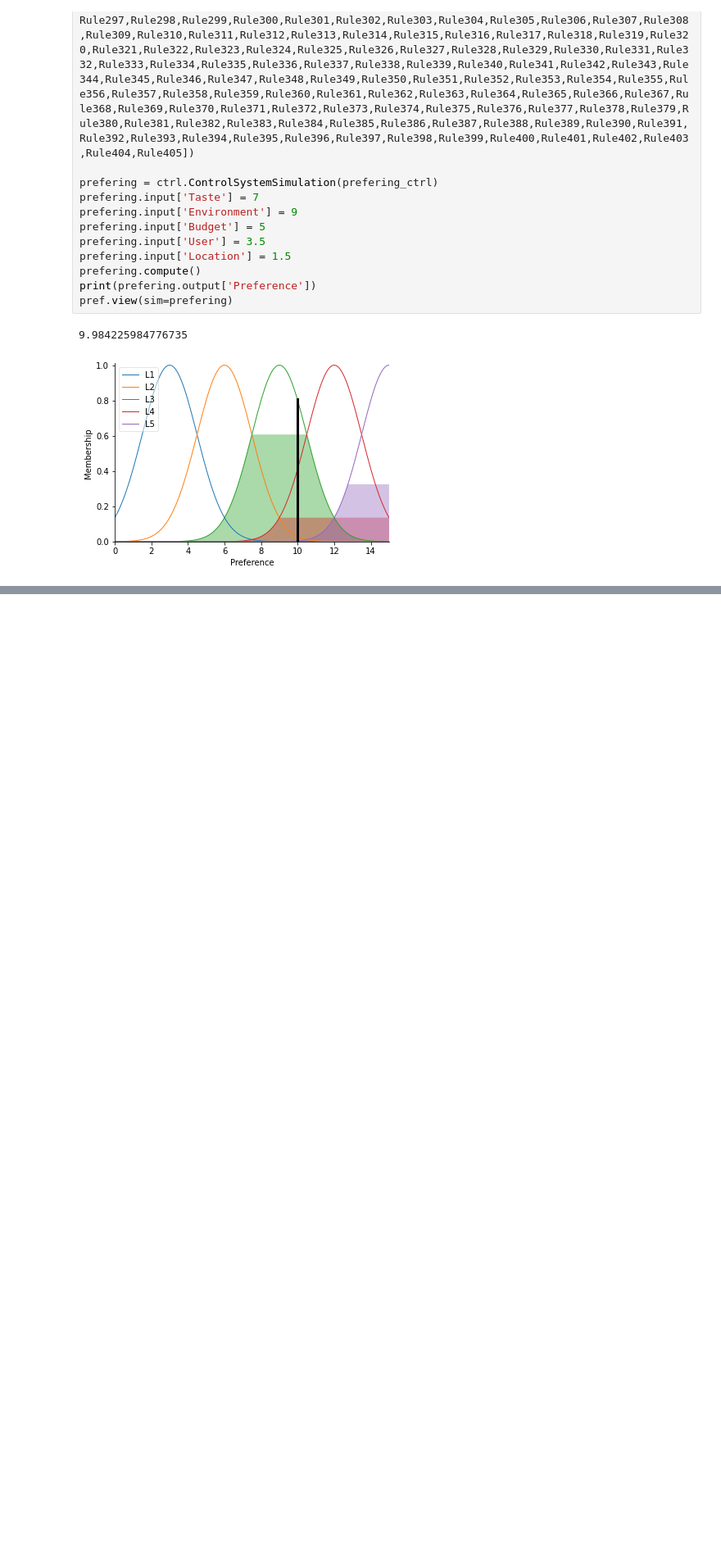
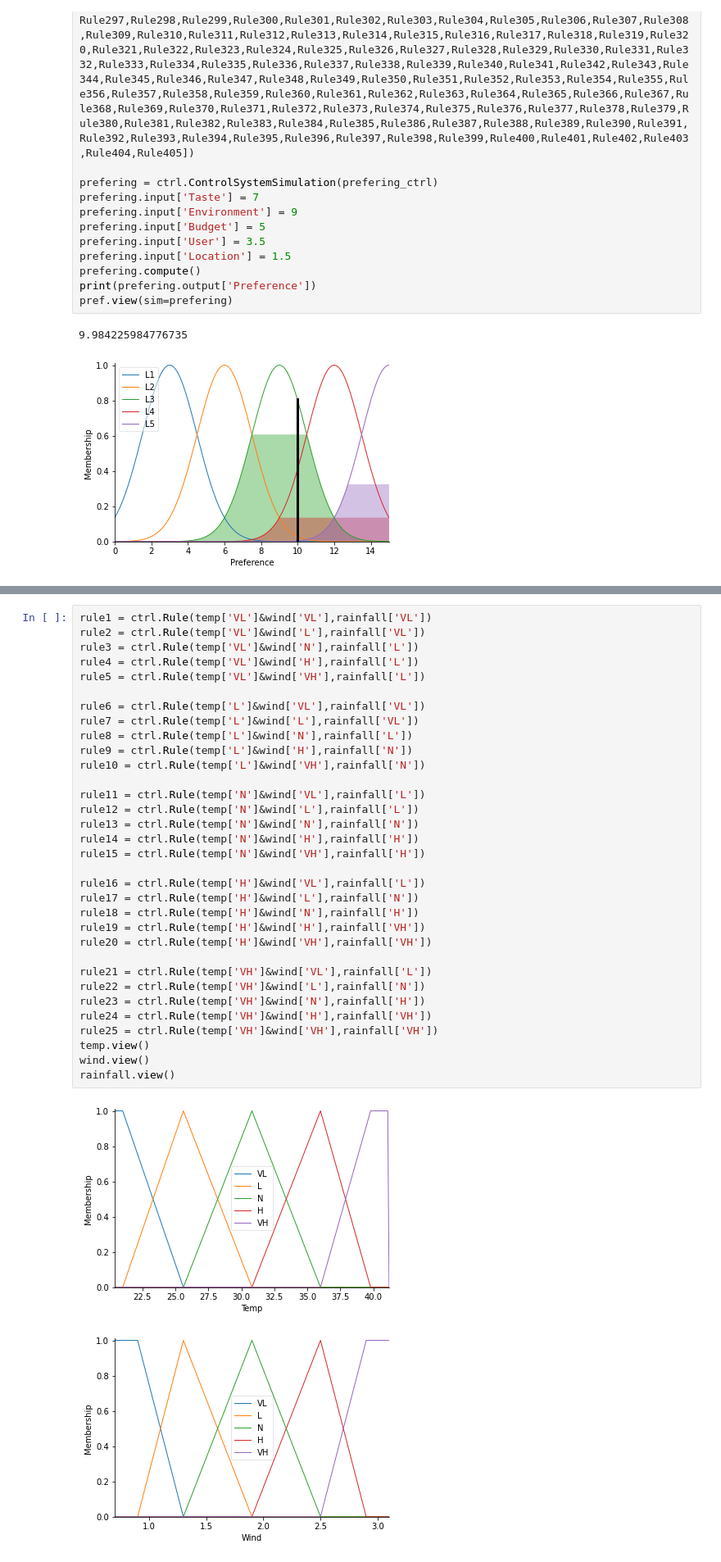
Before and after one commit to hcmih1507/HomeworkAI.19146216, a Jupyter notebook: Fuzzylogic.ipynb, the cells around one changed output, grey strips where cells are left out. Shown: that part at 82% size. Cells and saved outputs as stored; diff of their text form; blank space fills up the shorter version.

```diff
--- a/Fuzzylogic.ipynb
+++ b/Fuzzylogic.ipynb
@@ -855,0 +903,36 @@ pref.view(sim=prefering)
+# %%
+rule1 = ctrl.Rule(temp['VL']&wind['VL'],rainfall['VL'])
+rule2 = ctrl.Rule(temp['VL']&wind['L'],rainfall['VL'])
+rule3 = ctrl.Rule(temp['VL']&wind['N'],rainfall['L'])
+rule4 = ctrl.Rule(temp['VL']&wind['H'],rainfall['L'])
+rule5 = ctrl.Rule(temp['VL']&wind['VH'],rainfall['L'])
+
+rule6 = ctrl.Rule(temp['L']&wind['VL'],rainfall['VL'])
+rule7 = ctrl.Rule(temp['L']&wind['L'],rainfall['VL'])
+rule8 = ctrl.Rule(temp['L']&wind['N'],rainfall['L'])
+rule9 = ctrl.Rule(temp['L']&wind['H'],rainfall['N'])
+rule10 = ctrl.Rule(temp['L']&wind['VH'],rainfall['N'])
+
+rule11 = ctrl.Rule(temp['N']&wind['VL'],rainfall['L'])
+rule12 = ctrl.Rule(temp['N']&wind['L'],rainfall['L'])
+rule13 = ctrl.Rule(temp['N']&wind['N'],rainfall['N'])
+rule14 = ctrl.Rule(temp['N']&wind['H'],rainfall['H'])
+rule15 = ctrl.Rule(temp['N']&wind['VH'],rainfall['H'])
+
+rule16 = ctrl.Rule(temp['H']&wind['VL'],rainfall['L'])
+rule17 = ctrl.Rule(temp['H']&wind['L'],rainfall['N'])
+rule18 = ctrl.Rule(temp['H']&wind['N'],rainfall['H'])
+rule19 = ctrl.Rule(temp['H']&wind['H'],rainfall['VH'])
+rule20 = ctrl.Rule(temp['H']&wind['VH'],rainfall['VH'])
+
+rule21 = ctrl.Rule(temp['VH']&wind['VL'],rainfall['L'])
+rule22 = ctrl.Rule(temp['VH']&wind['L'],rainfall['N'])
+rule23 = ctrl.Rule(temp['VH']&wind['N'],rainfall['H'])
+rule24 = ctrl.Rule(temp['VH']&wind['H'],rainfall['VH'])
+rule25 = ctrl.Rule(temp['VH']&wind['VH'],rainfall['VH'])
+temp.view()
+wind.view()
+rainfall.view()
+# %% [output]
+[figure, added]
+[figure, added]
```
Also changed, not shown: parts of 11 cells of this notebook.
